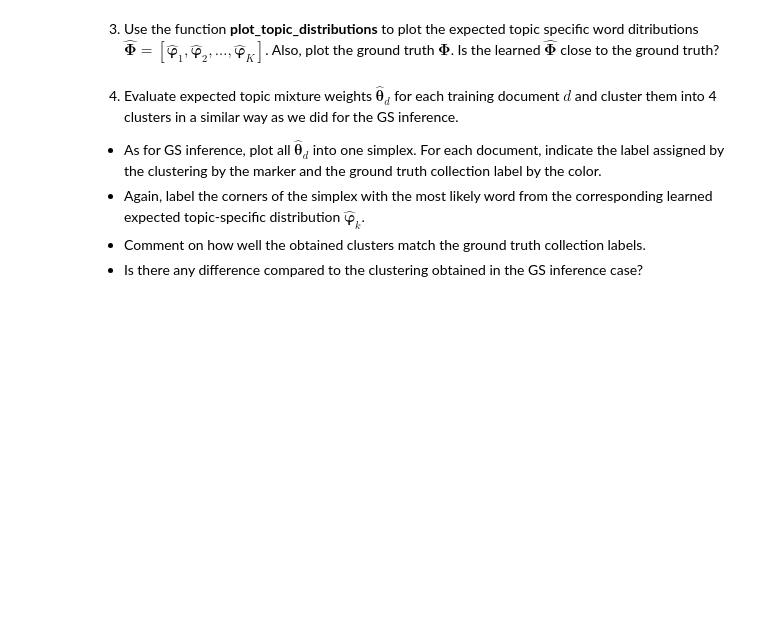
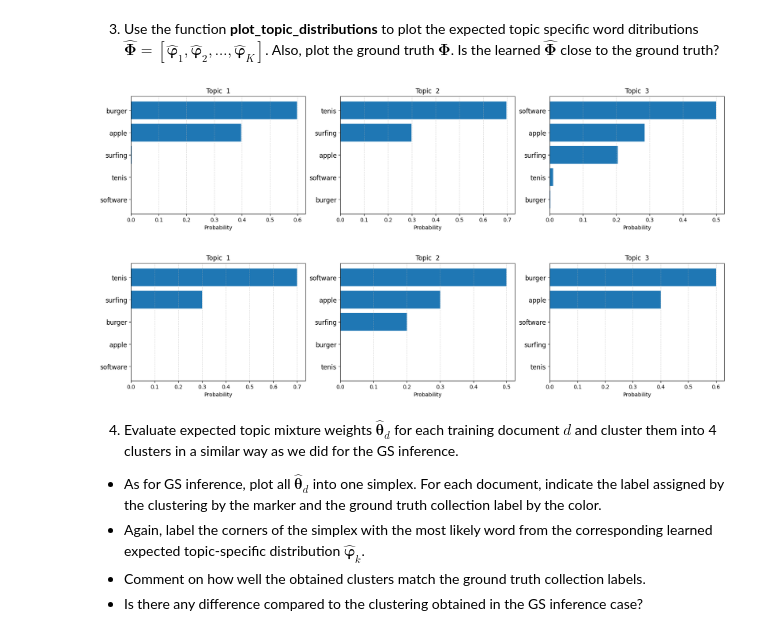
Before and after one commit to TomasBeranek/but-baya-project, a Jupyter notebook: BAYa_Assignment2022.ipynb, the cells around one changed output. Drawn from its saved outputs; the diff is of its cells as text; code cells hidden in the pictures; blank space fills up the shorter version.

```diff
--- a/BAYa_Assignment2022.ipynb
+++ b/BAYa_Assignment2022.ipynb
@@ -513,3 +590,15 @@ expected topic specific word ditributions $\boldsymbol{\hat{\Phi}} = [\boldsymbo
+# %%
+# Sample Phi from beta
+phi_vb = beta / np.expand_dims(np.sum(beta, axis=1), axis=1)
+
+# Plot topic estimated topic distributions
+plot_topic_distributions(phi_vb, vocabulary)
+
+# Plot GT topic distributions
+plot_topic_distributions(Phi_gt, vocabulary)
+# %% [output]
+[figure, added]
+[figure, added]
 # %% [markdown]
 4. Evaluate expected topic mixture weights $\boldsymbol{\hat{\theta}}_d$ for each training document $d$ and cluster them into 4 clusters in a similar way as we did for the GS inference.
  * As for GS inference, plot all $\boldsymbol{\hat{\theta}}_d$ into one simplex. For each document, indicate the label assigned by the clustering by the marker and the ground truth collection label by the color.
```
Also changed, not shown: parts of 16 cells of this notebook.
